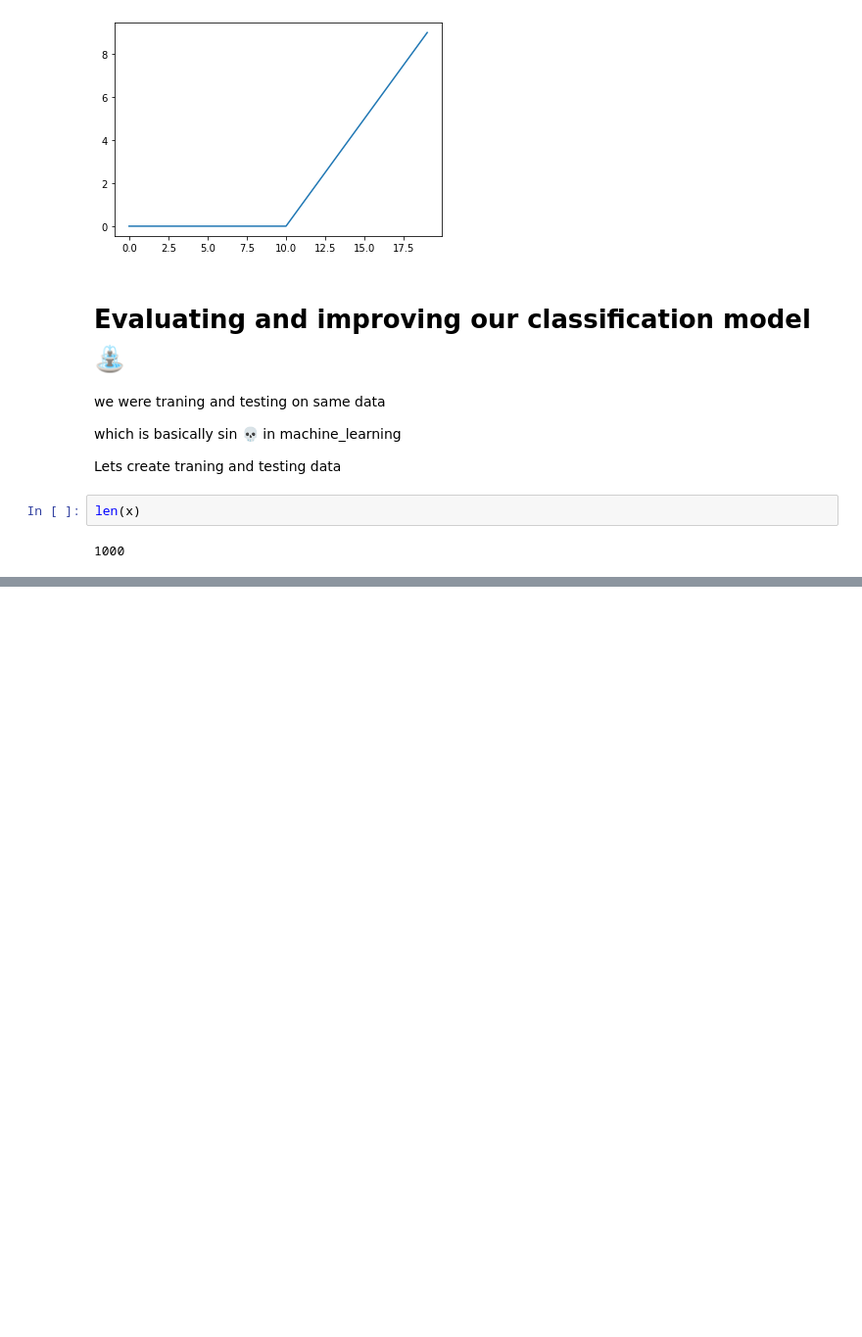
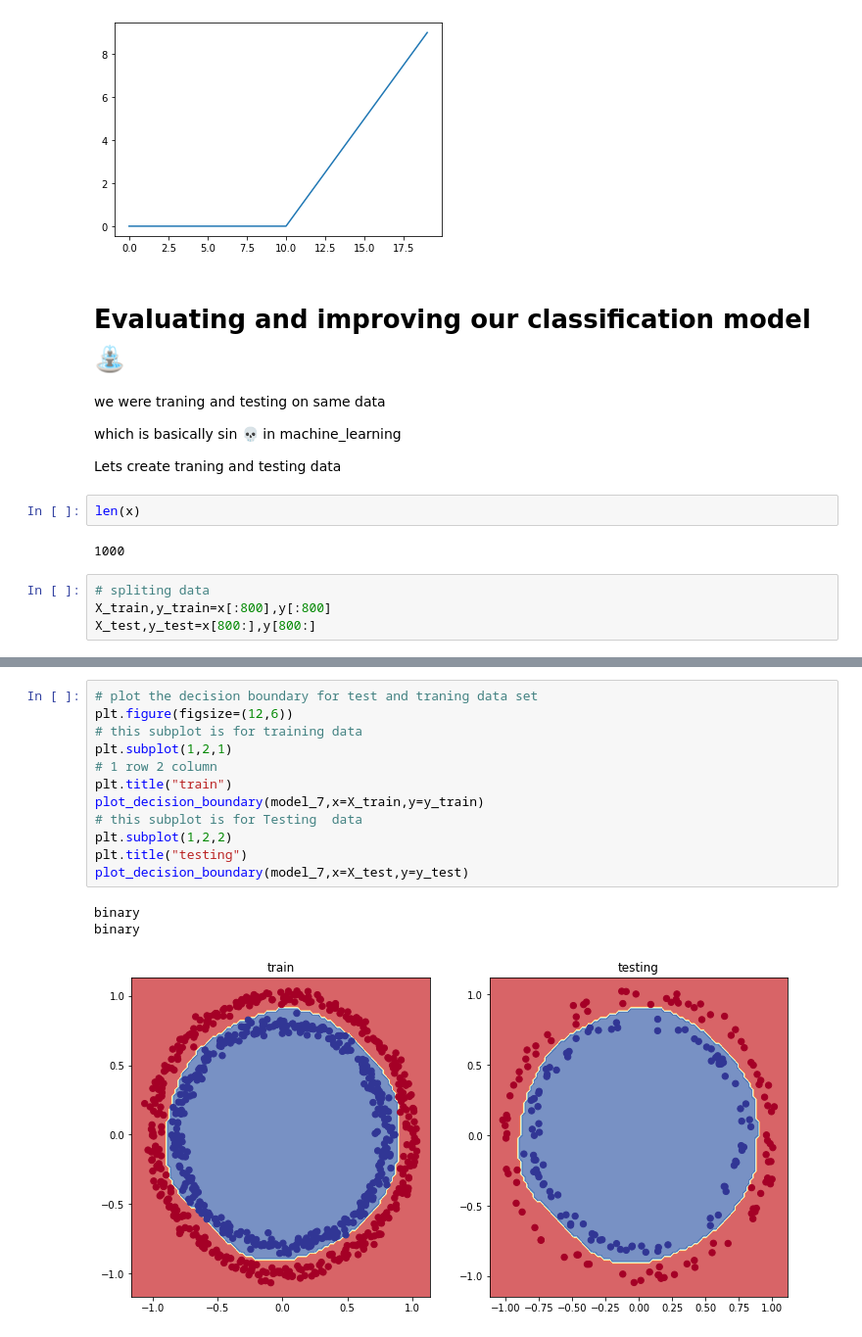
Before and after one commit to Henil21/Classification-with-TensorFlow-, a Jupyter notebook: Neural_network_classification_tensorflow.ipynb, the cells around one changed output, grey strips where cells are left out. Shown: that part at 98% size. Saved outputs shown, nothing was run; the diff lists cells and outputs as text; blank space fills up the shorter version.

```diff
--- a/Neural_network_classification_tensorflow.ipynb
+++ b/Neural_network_classification_tensorflow.ipynb
@@ -401,3 +417,7 @@ Lets create traning and testing data
 len(x)
 # %% [output]
 1000
+# %%
+# spliting data
+X_train,y_train=x[:800],y[:800]
+X_test,y_test=x[800:],y[800:]
@@ -403,0 +429,16 @@ len(x)
+# %%
+# plot the decision boundary for test and traning data set
+plt.figure(figsize=(12,6))
+# this subplot is for training data
+plt.subplot(1,2,1)
+# 1 row 2 column
+plt.title("train")
+plot_decision_boundary(model_7,x=X_train,y=y_train)
+# this subplot is for Testing  data
+plt.subplot(1,2,2)
+plt.title("testing")
+plot_decision_boundary(model_7,x=X_test,y=y_test)
+# %% [output]
+binary
+binary
+[figure, added]
```
Also changed, not shown: parts of 11 cells of this notebook.
